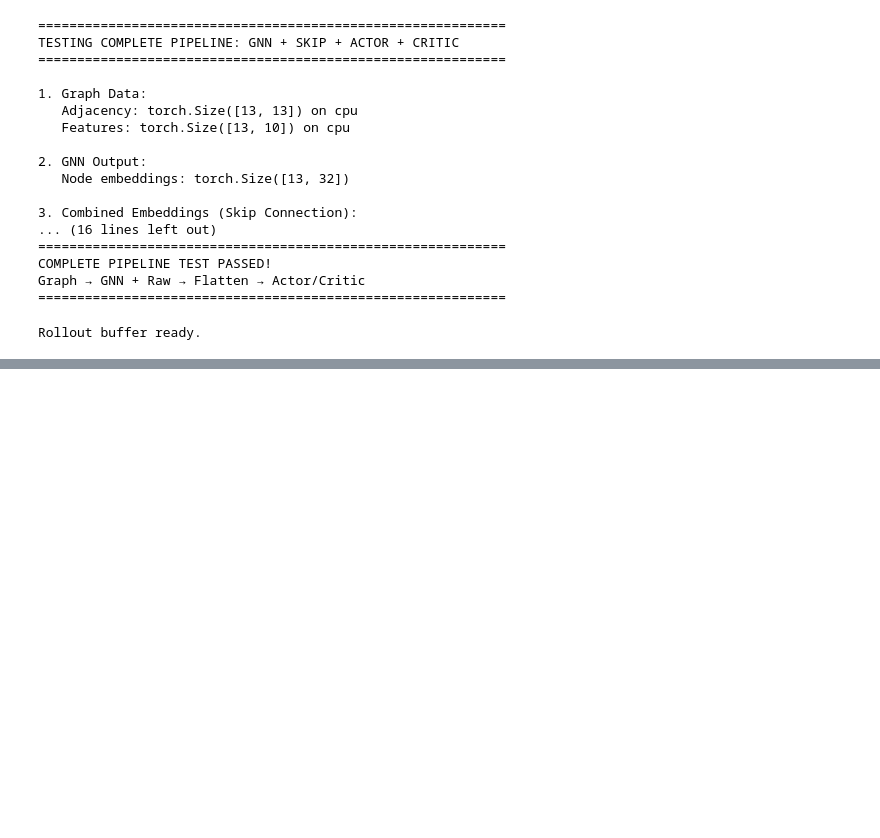
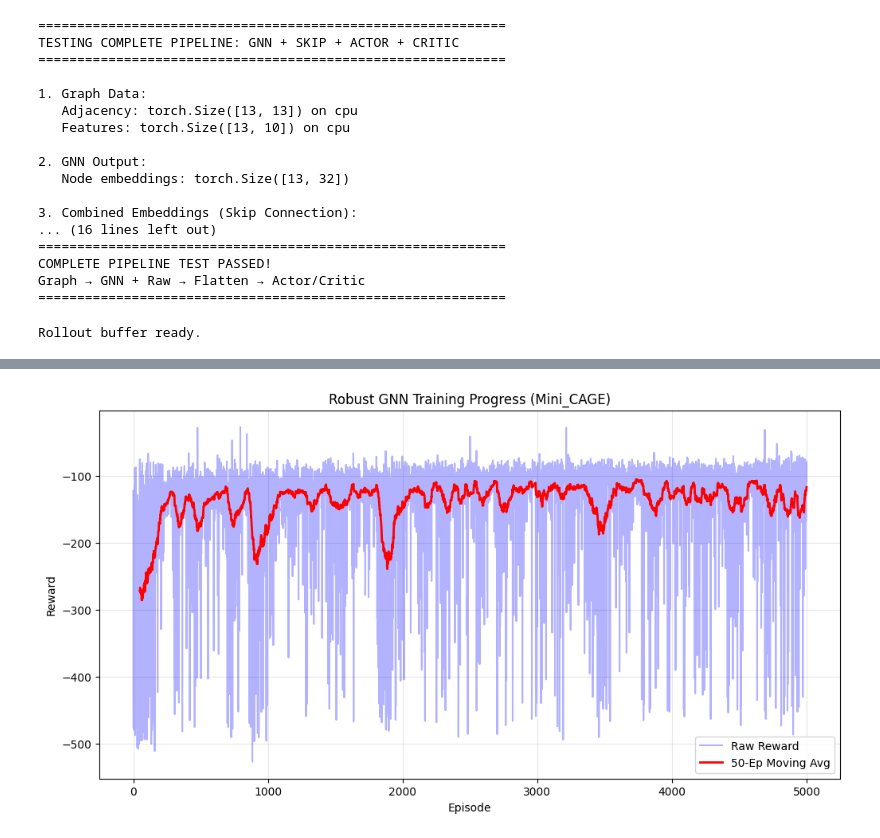
Before and after one commit to AnjaneyaBhardwaj/MARL-for-CyberSecurity, a Jupyter notebook: anjaneya_sfaham_checkpoint_project.ipynb, the cells around one changed output, grey strips where cells are left out. Saved outputs shown, nothing was run; the diff lists cells and outputs as text; code cells hidden in the pictures; blank space fills up the shorter version.

```diff
--- a/anjaneya_sfaham_checkpoint_project.ipynb
+++ b/anjaneya_sfaham_checkpoint_project.ipynb
@@ -66,17 +65,0 @@ Total reward: -219.80
-# %%
-# Inspect Wrapper Action Mapping
-print("="*60)
-print("INSPECTING WRAPPER ACTION MAPPING")
-print("="*60)
-
-try:
-    # Test get_action method
-    blue_action_0 = wrapper_blue.get_action(0)
-    print(f"Blue Action 0: {blue_action_0}")
-
-    red_action_0 = wrapper_red_challenge.get_action(0)
-    print(f"Red Action 0: {red_action_0}")
-
-    print("get_action() method works!")
-except Exception as e:
-    print(f"Error calling get_action: {e}")
@@ -3005,0 +1252,66 @@ except Exception as e:
+# %%
+# ============================================================================
+# 📊 EVALUATION & VISUALIZATION
+# ============================================================================
+import matplotlib.pyplot as plt
+import numpy as np
+
+# 1. Plot Training Curve
+plt.figure(figsize=(12, 6))
+plt.plot(episode_rewards_gnn, alpha=0.3, color='blue', label='Raw Reward')
+# Moving average
+window = 50
+if len(episode_rewards_gnn) >= window:
+    moving_avg = np.convolve(episode_rewards_gnn, np.ones(window)/window, mode='valid')
+    plt.plot(range(window-1, len(episode_rewards_gnn)), moving_avg, color='red', linewidth=2, label=f'{window}-Ep Moving Avg')
+plt.title("Robust GNN Training Progress (Mini_CAGE)")
+plt.xlabel("Episode")
+plt.ylabel("Reward")
+plt.legend()
+plt.grid(True, alpha=0.3)
+plt.show()
+
+# 2. Evaluation Loop (Deterministic)
+print("\n🔍 STARTING EVALUATION (100 Episodes)...")
+eval_rewards = []
+actor_gnn.eval() # Set to eval mode
+
+for i in range(100):
+    obs, info = env.reset()
+    ep_reward = 0
+    done = False
+
+    action_mask = info.get('action_mask', None)
+
+    while not done:
+        obs_t = torch.FloatTensor(obs).unsqueeze(0).to(device)
+        with torch.no_grad():
+            logits = actor_gnn(obs_t, A_static)
+
+            # Apply Mask
+            if action_mask is not None:
+                mask_t = torch.tensor(action_mask, device=device)
+                logits = logits.masked_fill(mask_t == 0, -1e9)
+
+            action = torch.argmax(logits, dim=1).item() # Deterministic action
+
+        obs, reward, done, truncated, info = env.step(action)
+        done = done or truncated
+        ep_reward += reward
+        action_mask = info.get('action_mask', None)
+
+    eval_rewards.append(ep_reward)
+
+avg_eval_reward = np.mean(eval_rewards)
+std_eval_reward = np.std(eval_rewards)
+print(f"✅ Evaluation Complete")
+print(f"   Average Reward: {avg_eval_reward:.2f} ± {std_eval_reward:.2f}")
+print(f"   Min Reward: {np.min(eval_rewards):.2f}")
+print(f"   Max Reward: {np.max(eval_rewards):.2f}")
+
+# 3. Save Models
+torch.save(actor_gnn.state_dict(), "robust_gnn_actor.pth")
+torch.save(critic_gnn.state_dict(), "robust_gnn_critic.pth")
+print("💾 Models saved to 'robust_gnn_actor.pth' and 'robust_gnn_critic.pth'")
+# %% [output]
+[figure, added]
```
Also changed, not shown: parts of 24 cells of this notebook.
